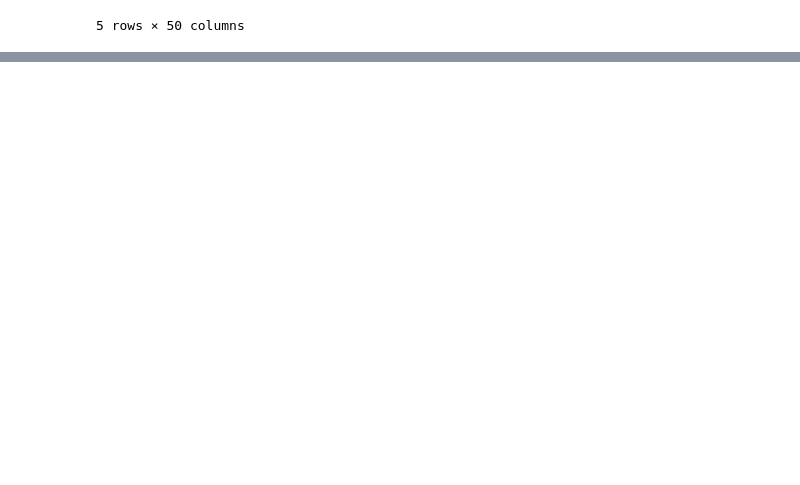
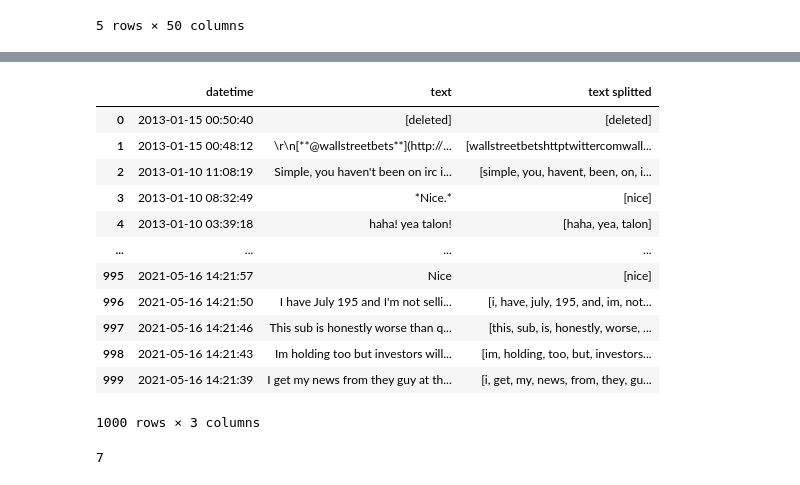
Before and after one commit to JoeHGeoghegan/P2G2-ProjectGit, a Jupyter notebook: Notebooks/Krista.ipynb, the cells around one changed output, grey strips where cells are left out. Drawn from its saved outputs; the diff is of its cells as text; code cells hidden in the pictures; blank space fills up the shorter version.

```diff
--- a/Notebooks/Krista.ipynb
+++ b/Notebooks/Krista.ipynb
@@ -238,0 +311,2 @@ def binner(bins, labels, df):
+# %%
+df_wall = pd.read_csv('../Notebooks/Data/Cleaned_Data/wallstreetbets_comments.csv')
@@ -238,0 +322,22 @@ def binner(bins, labels, df):
+# %%
+#Takes text column and turn into list of words to iterate and analyze
+def text_splitter(df):
+    df["text splitted"] = df.text.str.lower().str.replace('[^\w\s]','').str.split()
+    df["text splitted"].transform(lambda x: Counter(x)).sum()
+    return df
+# %%
+text_splitter(df_wall)
+# %% [output]
+|  | datetime | text | text splitted |
+| 0 | 2013-01-15 00:50:40 | [deleted] | [deleted] |
+| 1 | 2013-01-15 00:48:12 | \r\n[**@wallstreetbets**](http://... | [wallstreetbetshttptwittercomwall... |
+| 2 | 2013-01-10 11:08:19 | Simple, you haven't been on irc i... | [simple, you, havent, been, on, i... |
+| 3 | 2013-01-10 08:32:49 | *Nice.* | [nice] |
+| 4 | 2013-01-10 03:39:18 | haha! yea talon! | [haha, yea, talon] |
+| ... | ... | ... | ... |
+| 995 | 2021-05-16 14:21:57 | Nice | [nice] |
+| 996 | 2021-05-16 14:21:50 | I have July 195 and I'm not selli... | [i, have, july, 195, and, im, not... |
+| 997 | 2021-05-16 14:21:46 | This sub is honestly worse than q... | [this, sub, is, honestly, worse, ... |
+| 998 | 2021-05-16 14:21:43 | Im holding too but investors will... | [im, holding, too, but, investors... |
+| 999 | 2021-05-16 14:21:39 | I get my news from they guy at th... | [i, get, my, news, from, they, gu... |
+1000 rows × 3 columns
@@ -238,0 +354,4 @@ def binner(bins, labels, df):
+# %%
+word_occurence(df_wall,'nflx')
+# %% [output]
+7
```
Also changed, not shown: parts of 22 cells of this notebook, 3 other files.
